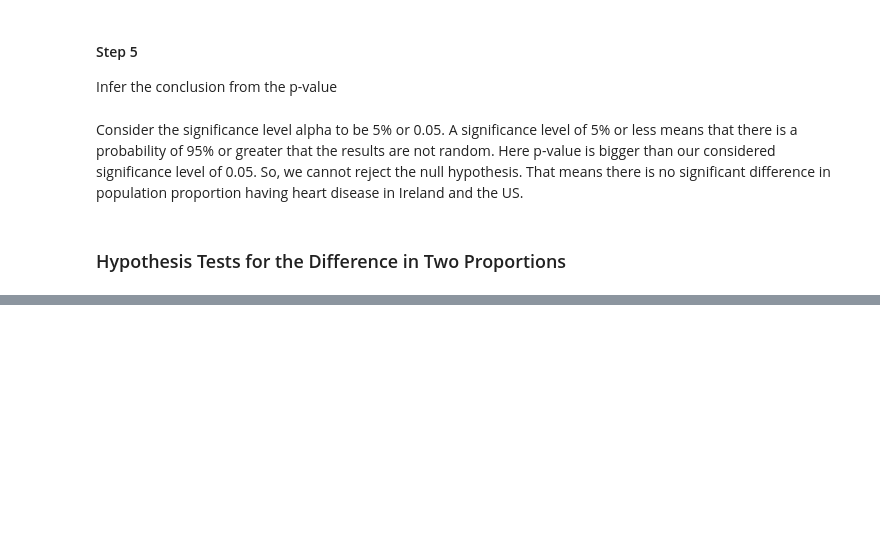
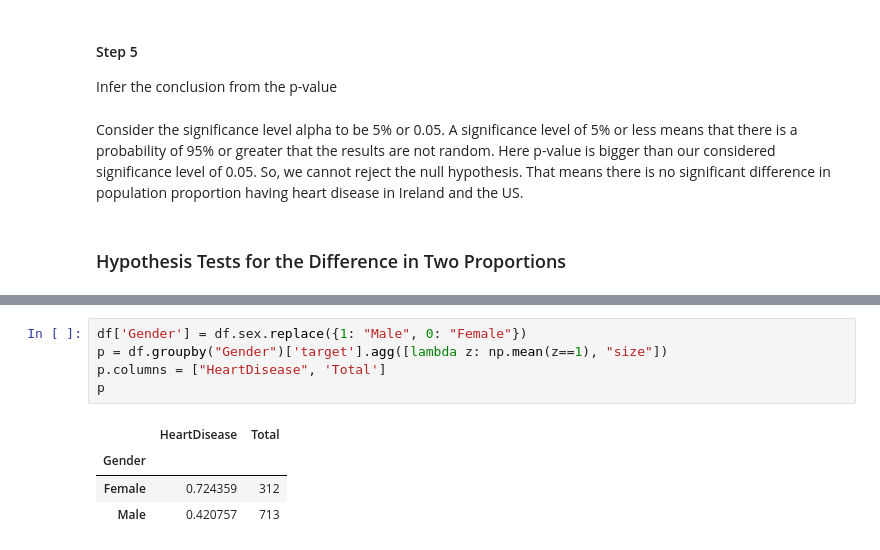
Before and after one commit to rfbaeta/codes-playground, a Jupyter notebook: hypothesis_testing.ipynb, the cells around one changed output, grey strips where cells are left out. Saved outputs shown, nothing was run; the diff lists cells and outputs as text; blank space fills up the shorter version.

```diff
--- a/hypothesis_testing.ipynb
+++ b/hypothesis_testing.ipynb
@@ -83,0 +106,10 @@ Here p-value is bigger than our considered significance level of 0.05. So, we ca
+# %%
+df['Gender'] = df.sex.replace({1: "Male", 0: "Female"})
+p = df.groupby("Gender")['target'].agg([lambda z: np.mean(z==1), "size"])
+p.columns = ["HeartDisease", 'Total']
+p
+# %% [output]
+|  | HeartDisease | Total |
+| Gender |  |  |
+| Female | 0.724359 | 312 |
+| Male | 0.420757 | 713 |
```
Also changed, not shown: parts of 30 cells of this notebook, 22 other files.
